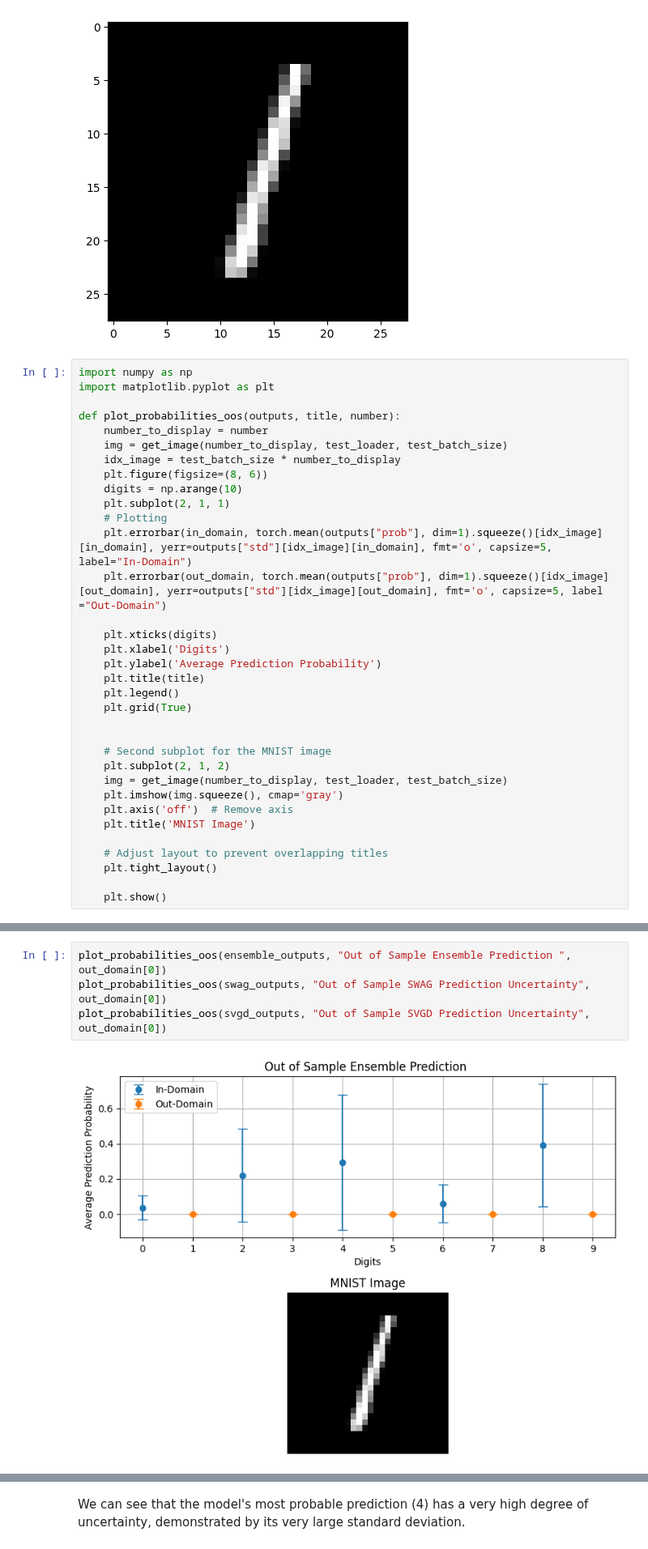
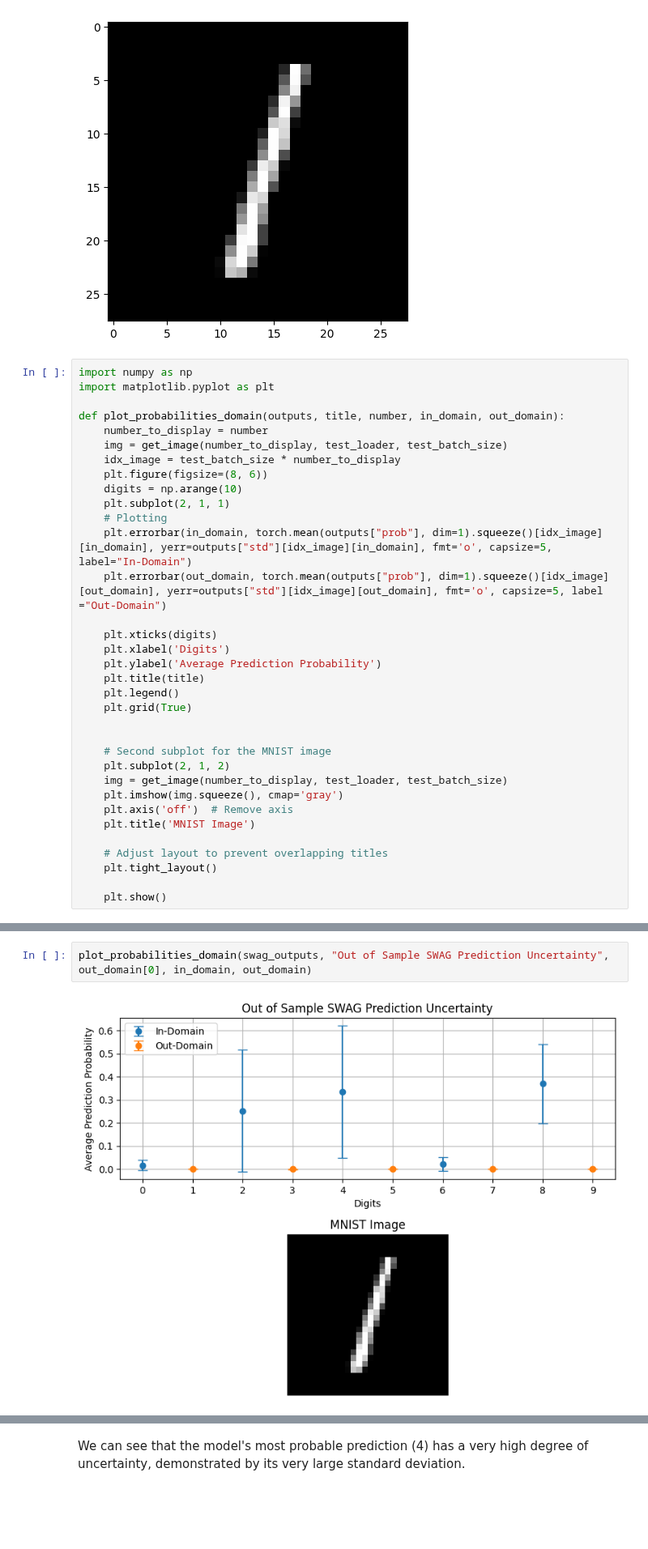
Before and after one commit to lbai-lab/push, a Jupyter notebook: docs/source/tutorials/02_Uncertainty_Quantification/domain.ipynb, the cells around one changed output, grey strips where cells are left out. Shown at 81% size. Drawn from its saved outputs; the diff is of its cells as text; blank space fills up the shorter version.

```diff
--- a/docs/source/tutorials/02_Uncertainty_Quantification/domain.ipynb
+++ b/docs/source/tutorials/02_Uncertainty_Quantification/domain.ipynb
@@ -296,7 +264,7 @@ plt.imshow(img.squeeze(), cmap='gray')
 import numpy as np
 import matplotlib.pyplot as plt
 
-def plot_probabilities_oos(outputs, title, number):
+def plot_probabilities_domain(outputs, title, number, in_domain, out_domain):
     number_to_display = number
     img = get_image(number_to_display, test_loader, test_batch_size)
     idx_image = test_batch_size * number_to_display
@@ -329,6 +303,4 @@ def plot_probabilities_oos(outputs, title, number):
 # %%
-plot_probabilities_oos(ensemble_outputs, "Out of Sample Ensemble Prediction ", out_domain[0])
-plot_probabilities_oos(swag_outputs, "Out of Sample SWAG Prediction Uncertainty", out_domain[0])
-plot_probabilities_oos(svgd_outputs, "Out of Sample SVGD Prediction Uncertainty", out_domain[0])
+plot_probabilities_domain(swag_outputs, "Out of Sample SWAG Prediction Uncertainty", out_domain[0], in_domain, out_domain)
 # %% [output]
-[figure, old version]
+[figure, new version]
```
Also changed, not shown: parts of 25 cells of this notebook.
